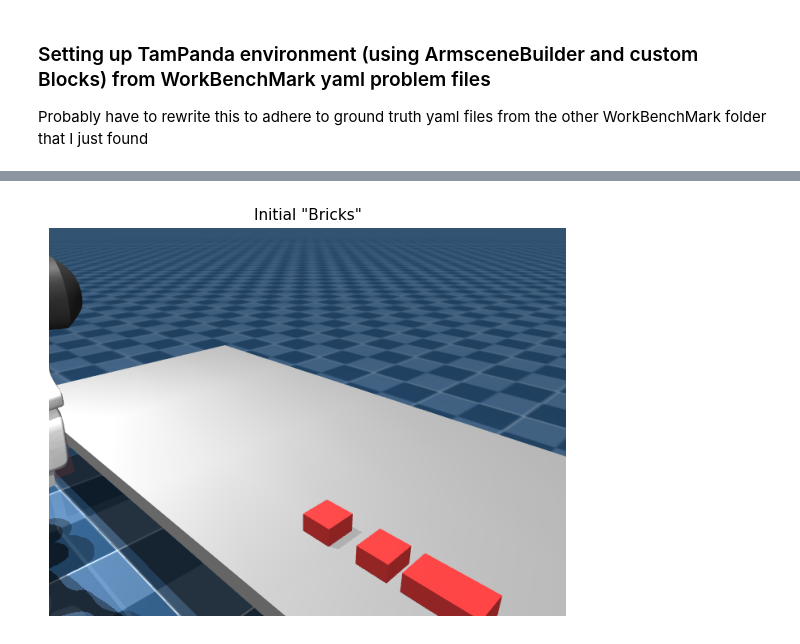
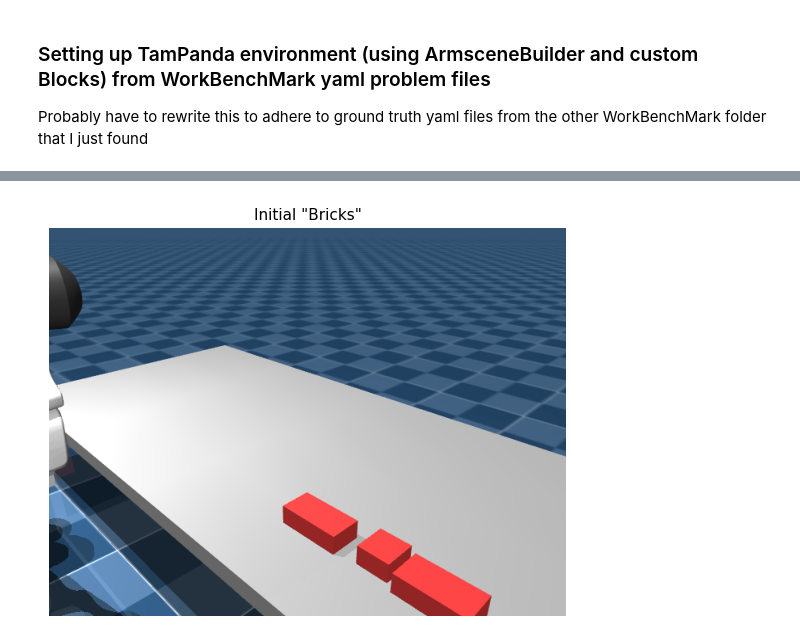
Before and after one commit to maxazv/lego-workbenchmark, a Jupyter notebook: src/assembly_blocks.ipynb, the cells around one changed output, grey strips where cells are left out. Cells and saved outputs as stored; diff of their text form; code cells hidden in the pictures.

```diff
--- a/src/assembly_blocks.ipynb
+++ b/src/assembly_blocks.ipynb
@@ -55,6 +71,13 @@ Visualisation helpers ready ✓
 # %% [markdown]
 ### Setting up TamPanda environment (using ArmsceneBuilder and custom Blocks) from WorkBenchMark yaml problem files
 Probably have to rewrite this to adhere to ground truth yaml files from the other WorkBenchMark folder that I just found
+# %%
+# In the later DomainBridge, for action PLACE, we need some defined locatations to place blocks
+# We start with the following locations (only consider ground level, others are only relevant to stack-action):
+# Any spot where a brick is to be placed in the goal
+# Any spot where a brick starts out in the intial ground truth
+# Maybe 2 locations that are further off, in order to place bricks temporarily
+LOCATIONS: Dict[str, Dict] = {}
 # %%
 
 with open('dataset/ground_truth/tier2/task_069.yaml', 'r') as file:
@@ -62,9 +85,20 @@ with open('dataset/ground_truth/tier2/task_069.yaml', 'r') as file:
 
 
 product_data = yaml.safe_load(yaml_content)
-blocks_info = product_data.get('initial_blocks', [])
+initial_blocks_info = product_data.get('initial_blocks', [])
 
-print(blocks_info)
+with open('dataset/benchmark_tasks/tier2/task_069.yaml', 'r') as file:
+    yaml_content = file.read()
+
+
+product_data = yaml.safe_load(yaml_content)
+goal_blocks_info = product_data.get('blocks', [])
+
+
+print("Initial positions: ")
+print(initial_blocks_info)
+print("Goal positions: ")
+print(goal_blocks_info)
 
 
 builder = ArmSceneBuilder()
@@ -78,8 +112,10 @@ builder.add_object("table", name="table", pos=[0.0, 0.4, 0.0], quat=[0.0, 0.0, 0
 
 
 
-
-for i, brick in enumerate(blocks_info):
+BLOCKS = []
+for i, brick in enumerate(initial_blocks_info):
+    # Add a b to the name because apparently object names may not start with numbers..
+    brick['name'] = "b"+brick['name']
     block_name = brick['name']
     if brick['type'] == 'brick_2x2':
         builder_name = "block_2x2"
@@ -89,10 +125,35 @@ for i, brick in enumerate(blocks_info):
         builder_name = "block_2x2"
         print("Warning: Block type not known!")
 
-    # init_pos = [START_X + (i * SPACING), START_Y, Z_DROP]
     init_pos = brick['pos']
     print(init_pos)
-    builder.add_object(builder_name, name=block_name, pos=init_pos, quat=[1.0, 0.0, 0.0, 0.0])
+    quat = euler_to_quaternion(brick["rotation"][0], brick["rotation"][1], brick["rotation"][2])
+    builder.add_object(builder_name, name=block_name, pos=init_pos, quat=quat)
+
+    loc_name = "initial_loc_" + block_name
+    # max_x and so forth must be adjusted to block dimensions and rotations, leave them for now and just work with radius instead as approximation
+    LOCATIONS[loc_name] = {"center": init_pos, "footprint": builder_name, "quat": quat, "min_x": init_pos[0]-0.016, "max_x": init_pos[0]+0.016, "min_y": init_pos[1]-0.016, "max_y": init_pos[1]+0.016, "radius": 0.016}
+    BLOCKS.append(block_name)
+
+GOALS = []
+for i, brick in enumerate(goal_blocks_info):
+    # Add a b to the name because apparently object names may not start with numbers..
+    brick['name'] = "b"+brick['name']
+    block_name = brick['name']
+
+    if brick['type'] == 'brick_2x2':
+        builder_name = "block_2x2"
+    elif brick['type'] == 'brick_4x2':
+        builder_name = "block_4x2"
+    else:
+        builder_name = "block_2x2"
+        print("Warning: Block type not known!")
+    final_pos = brick['pos']
+    print(final_pos)
+    quat = euler_to_quaternion(brick["rotation"][0], brick["rotation"][1], brick["rotation"][2])
+    loc_name = "goal_loc_" + block_name
+    LOCATIONS[loc_name] = {"center": final_pos, "footprint": builder_name, "quat": quat, "min_x": final_pos[0]-0.016, "max_x": final_pos[0]+0.016, "min_y": final_pos[1]-0.016, "max_y": final_pos[1]+0.016, "radius": 0.016}
+    GOALS.append(("at", block_name, loc_name))
 
 env = builder.build_env(rate=200.0)
 
@@ -105,12 +166,13 @@ table_center_y = (BOUNDS["max_y"]-BOUNDS["min_y"])/2
 print(table_center_x)
 print(table_center_y)
 
-if len(blocks_info) > 0:
-    first_block_name = blocks_info[0]['name']
+if len(initial_blocks_info) > 0:
+    first_block_name = initial_blocks_info[0]['name']
     BLOCK_HALF = env.get_object_half_size(first_block_name)
 
-    for i, brick in enumerate(blocks_info):
+    for i, brick in enumerate(initial_blocks_info):
         block_name = brick['name']
+        print(block_name)
         print(brick['pos'])
         init_x = table_center_x + brick['pos'][0]
         init_y = table_center_y + brick['pos'][1]
@@ -137 +208 @@ show_scene(env, "Initial \"Bricks\"")
-[figure, old version]
+[figure, new version]
```
Also changed, not shown: parts of 17 cells of this notebook, 1 other file.
